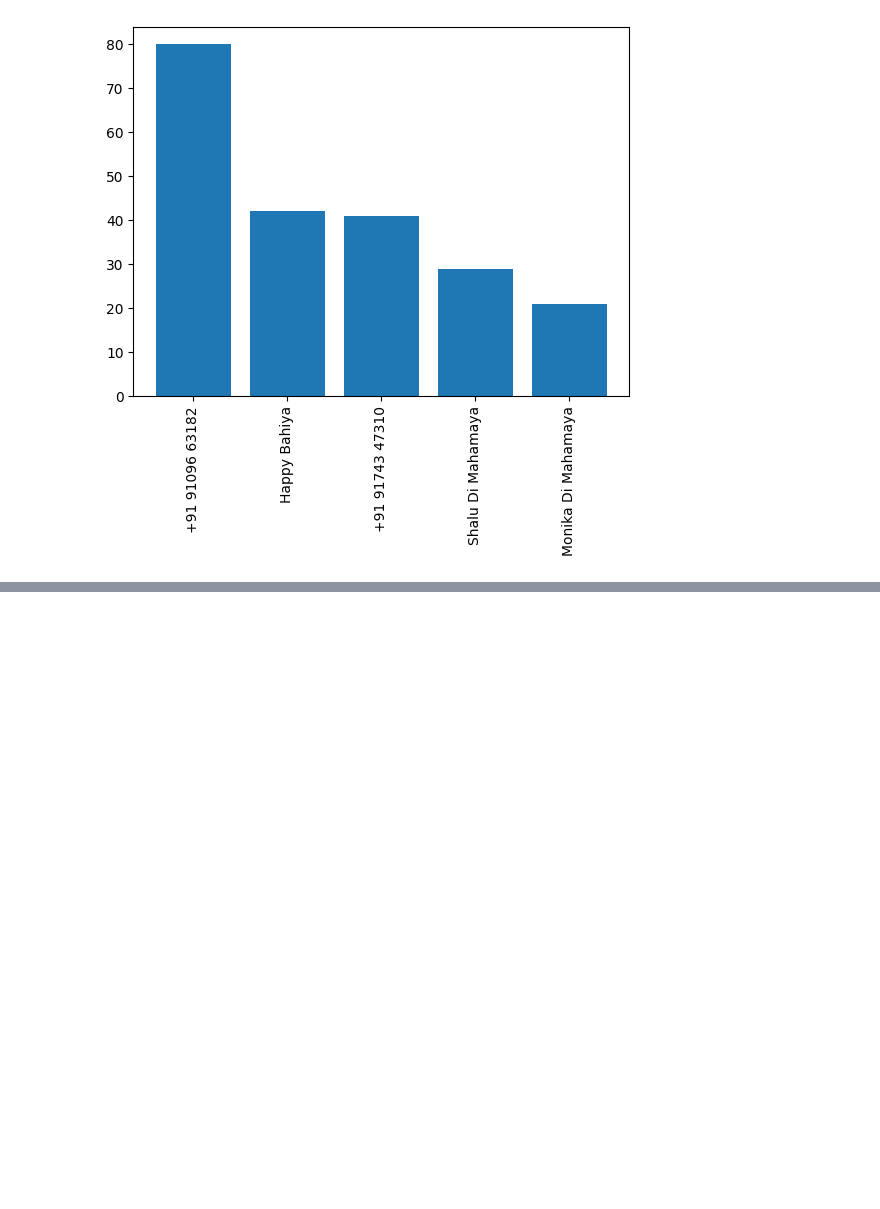
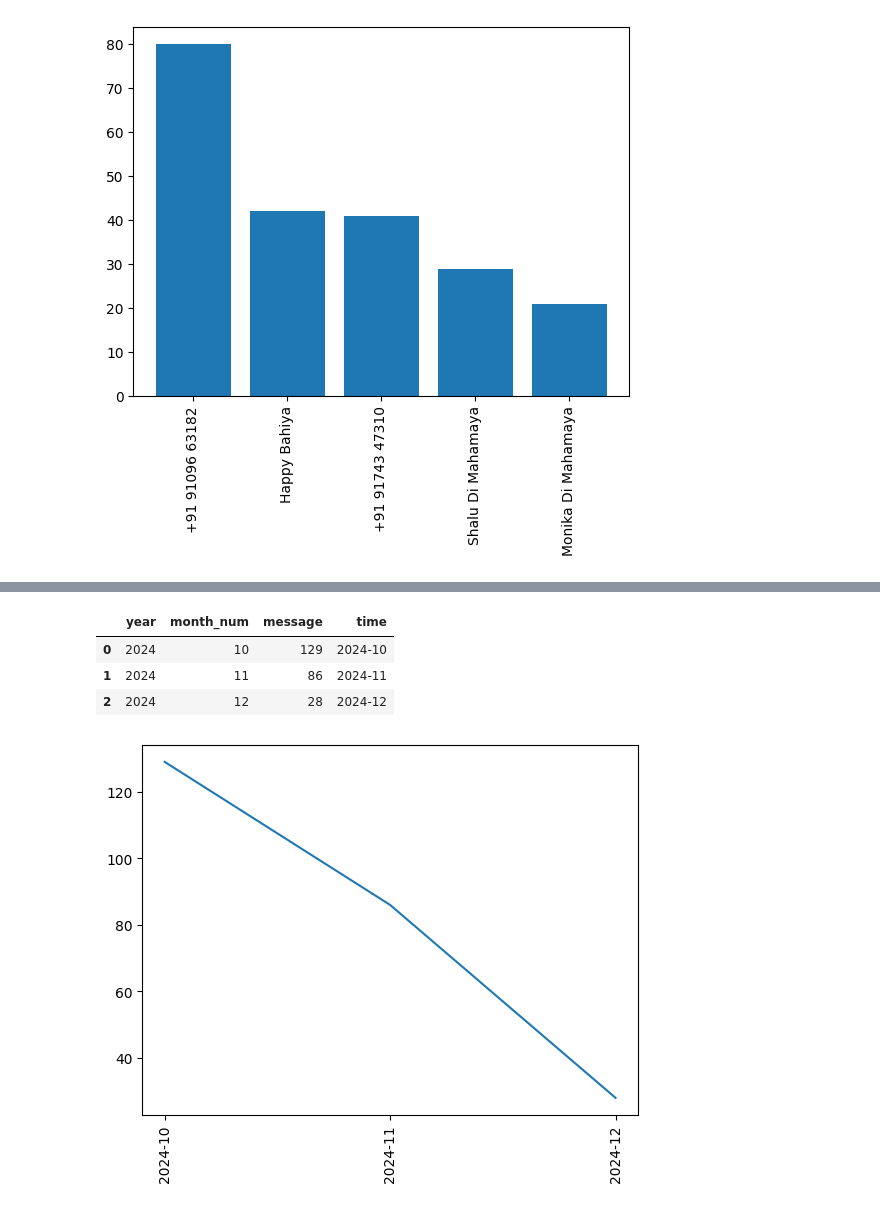
Before and after one commit to kuzum09/ConvoAnalytics, a Jupyter notebook: chat.ipynb, the cells around one changed output, grey strips where cells are left out. Cells and saved outputs as stored; diff of their text form; code cells hidden in the pictures; blank space fills up the shorter version.

```diff
--- a/chat.ipynb
+++ b/chat.ipynb
@@ -165,0 +244,23 @@ plt.xticks(rotation="vertical" )
+# %%
+df['month_num']=df['date'].dt.month
+# %%
+timeline=df.groupby(['year','month_num']).count()['message'].reset_index()
+# %%
+time=[]
+for i in range(timeline.shape[0]):
+    time.append(str(timeline['year'][i])+'-'+str(timeline['month_num'][i]))
+# %%
+timeline['time']=time
+# %%
+timeline
+# %% [output]
+|  | year | month_num | message | time |
+| 0 | 2024 | 10 | 129 | 2024-10 |
+| 1 | 2024 | 11 | 86 | 2024-11 |
+| 2 | 2024 | 12 | 28 | 2024-12 |
+# %%
+plt.plot(timeline['time'], timeline['message'])
+plt.xticks(rotation='vertical')
+plt.show()
+# %% [output]
+[figure, added]
```
Also changed, not shown: parts of 8 cells of this notebook, 4 other files.
